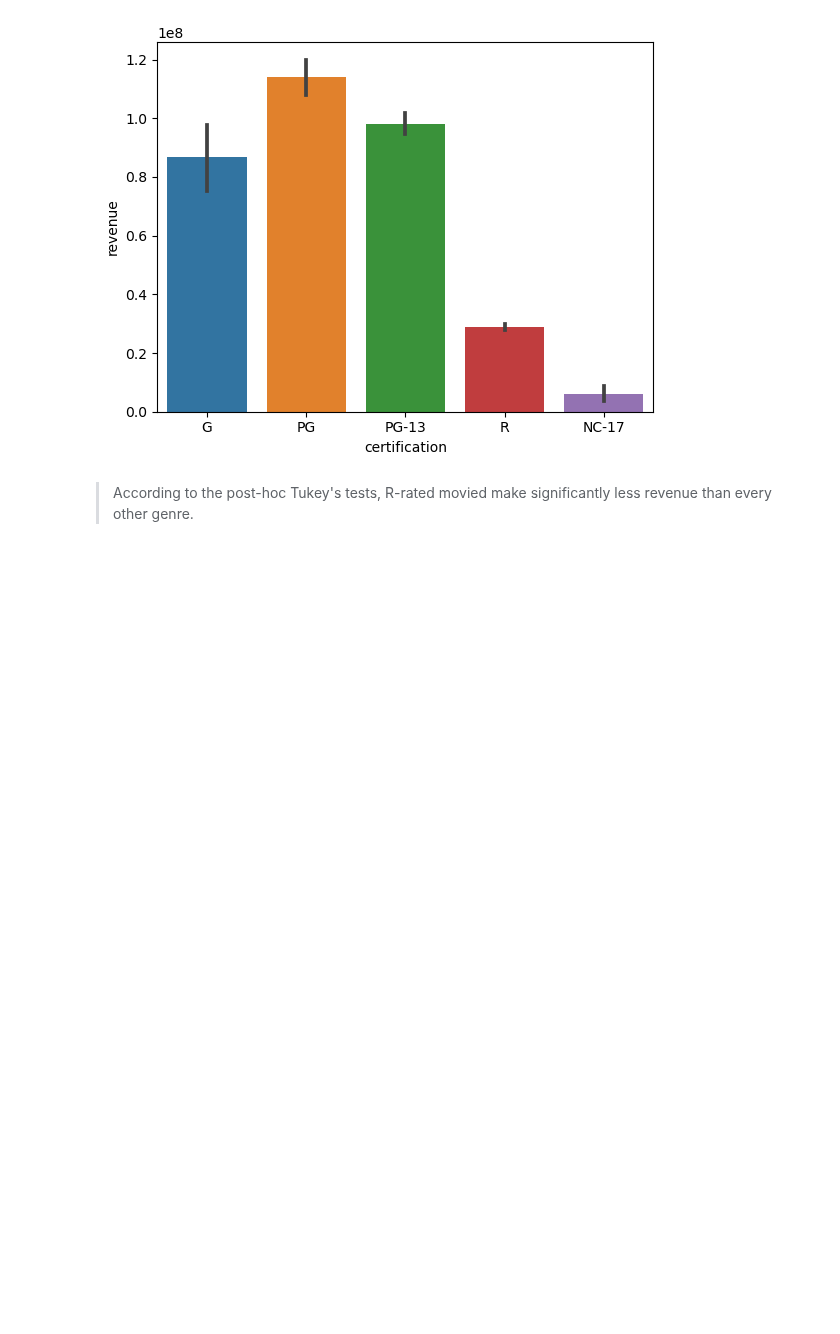
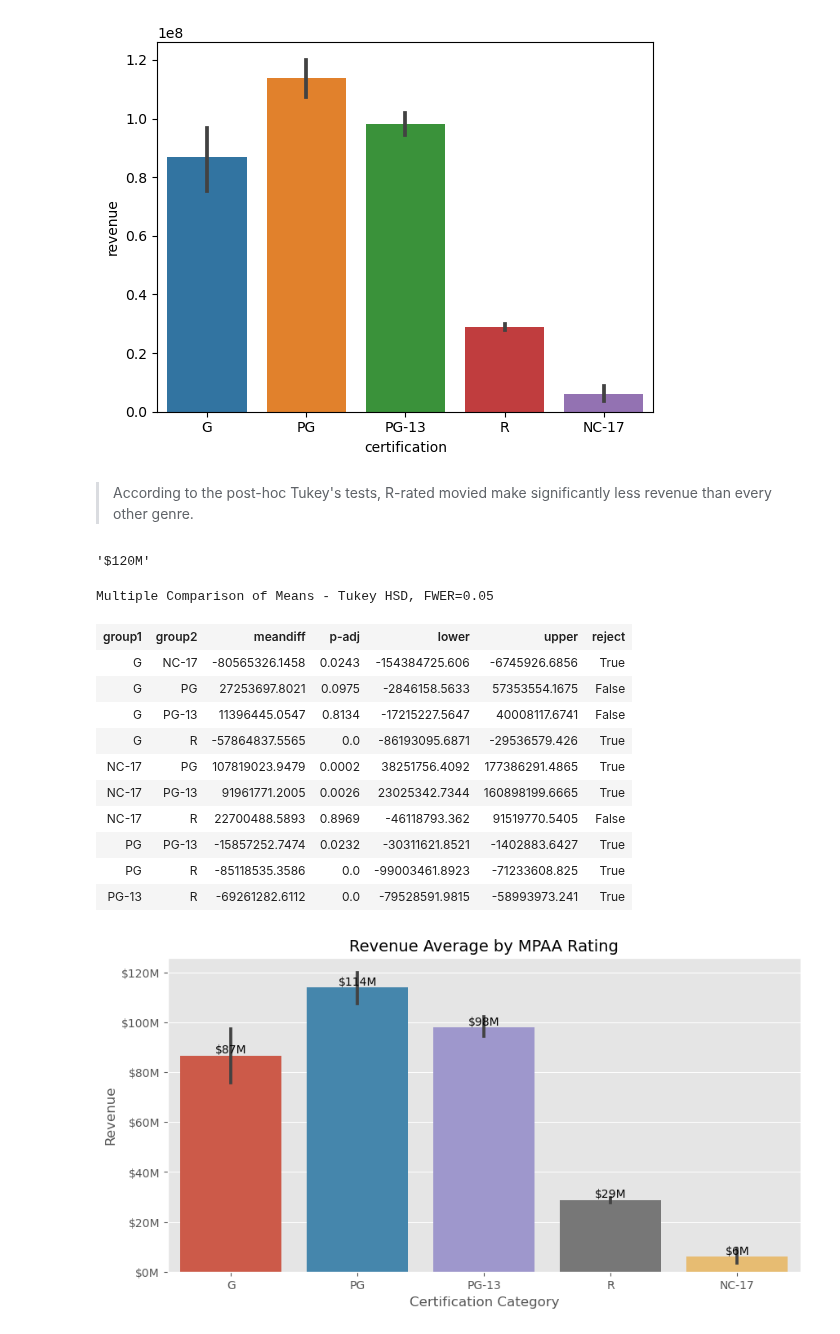
Before and after one commit to purvikansara/Recommendation, a Jupyter notebook: Hypothesis_Testing.ipynb, the cells around one changed output. Saved outputs shown, nothing was run; the diff lists cells and outputs as text; code cells hidden in the pictures; blank space fills up the shorter version.

```diff
--- a/Hypothesis_Testing.ipynb
+++ b/Hypothesis_Testing.ipynb
@@ -390,3 +387,13 @@ Multiple Comparison of Means - Tukey HSD, FWER=0.05
 [figure]
 # %% [markdown]
 > According to the post-hoc Tukey's tests, R-rated movied make significantly less revenue than every other genre.
+# %%
+# def function for millions ($)
+def hundred_m(x,pos):
+    """function for use with matplotlib FuncFormatter -  formats revenue in millions"""
+    return f"${x/1000000:,.0f}M"
+
+# function test
+hundred_m(120000000,0)
+# %% [output]
+'$120M'
@@ -392,0 +413,44 @@ Multiple Comparison of Means - Tukey HSD, FWER=0.05
+# %%
+# set the size
+import matplotlib.pyplot as plt
+from matplotlib.ticker import FuncFormatter
+plt.style.use('ggplot')
+from statsmodels.stats.multicomp import pairwise_tukeyhsd
+## save the values as kg_lost and the labels to the Diet
+values = tukeys_data['revenue']
+labels = tukeys_data['certification']
+fig, ax = plt.subplots(figsize=(10,5))
+ax.yaxis.set_major_formatter(hundred_m)
+
+bars = sns.barplot(data=tukeys_data, x='certification', y='revenue', errorbar=('ci', 68),
+           order=[*cert_order,'NC-17']).patches
+
+
+bar_containers = ax.containers[0]
+#bar_labels = [hundred_m(float(label.get_text()), 0) for label in ax.bar_label(ax.containers[0])]
+#bar_labels = [hundred_m(float(label.get_text()), 0) for label in bar_containers]
+# Apply formatted labels to the bars
+ax.bar_label( bar_containers,labels=bar_labels)
+
+# labels and title
+plt.ylabel("Revenue", size=12)
+plt.xlabel("Certification Category", size=12)
+plt.title("Revenue Average by MPAA Rating", size=14)
+
+tukeys_results = pairwise_tukeyhsd(values,labels)
+display(tukeys_results.summary())
+#plt.savefig('images/avg_revenue_by_certification.png',pad_inches = 1, bbox_inches = 'tight')
+# %% [output]
+Multiple Comparison of Means - Tukey HSD, FWER=0.05
+| group1 | group2 | meandiff | p-adj | lower | upper | reject |
+| G | NC-17 | -80565326.1458 | 0.0243 | -154384725.606 | -6745926.6856 | True |
+| G | PG | 27253697.8021 | 0.0975 | -2846158.5633 | 57353554.1675 | False |
+| G | PG-13 | 11396445.0547 | 0.8134 | -17215227.5647 | 40008117.6741 | False |
+| G | R | -57864837.5565 | 0.0 | -86193095.6871 | -29536579.426 | True |
+| NC-17 | PG | 107819023.9479 | 0.0002 | 38251756.4092 | 177386291.4865 | True |
+| NC-17 | PG-13 | 91961771.2005 | 0.0026 | 23025342.7344 | 160898199.6665 | True |
+| NC-17 | R | 22700488.5893 | 0.8969 | -46118793.362 | 91519770.5405 | False |
+| PG | PG-13 | -15857252.7474 | 0.0232 | -30311621.8521 | -1402883.6427 | True |
+| PG | R | -85118535.3586 | 0.0 | -99003461.8923 | -71233608.825 | True |
+| PG-13 | R | -69261282.6112 | 0.0 | -79528591.9815 | -58993973.241 | True |
+[figure, added]
```
Also changed, not shown: parts of 3 cells of this notebook, 6 other files.
